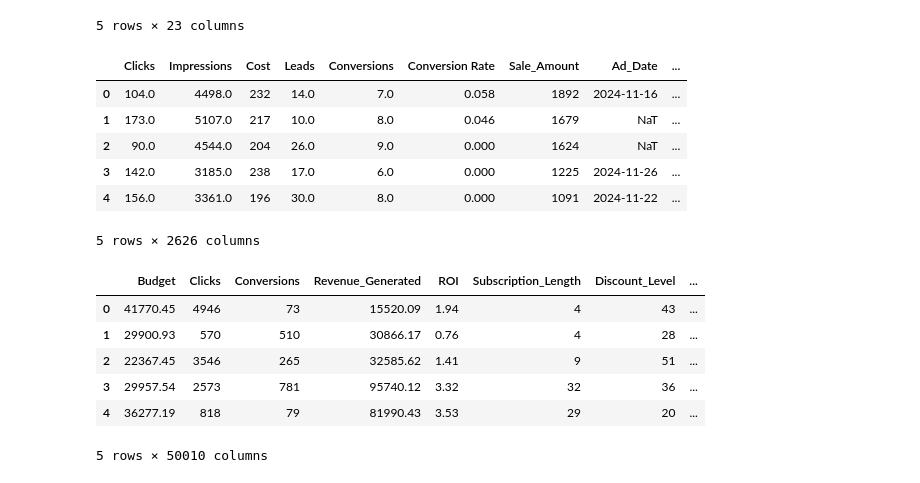
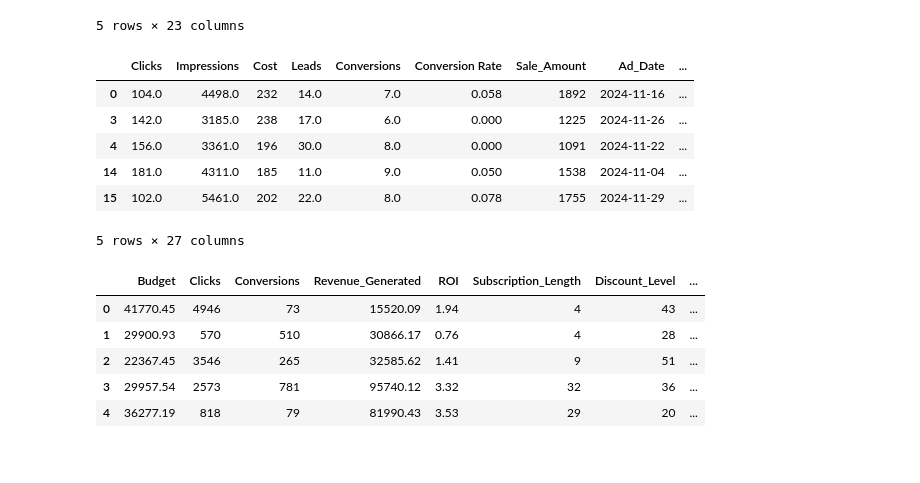
Before and after one commit to aqds-hub/Learning, a Jupyter notebook: Milestone-3-ModB2/Milestone 3.ipynb, the cells around one changed output. Saved outputs shown, nothing was run; the diff lists cells and outputs as text; code cells hidden in the pictures.

```diff
--- a/Milestone-3-ModB2/Milestone 3.ipynb
+++ b/Milestone-3-ModB2/Milestone 3.ipynb
@@ -242,0 +304,9 @@ Number of duplicate rows in Marketing and Product DF: 0
+# %%
+google_ads_df = google_ads_df.dropna(subset=['Ad_Date'])
+
+categorical_cols = google_ads_df.select_dtypes(include=['object', 'category']).columns
+for col in categorical_cols:
+    google_ads_df[col] = google_ads_df[col].fillna(google_ads_df[col].mode()[0])
+
+print("Remaining null values in Google Ads DF:")
+print(google_ads_df.isnull().sum())
@@ -279,24 +400,28 @@ predict_conversion_df.head()
 # %%
 google_ads_categorical_cols = google_ads_df.select_dtypes(include=['object', 'category']).columns
 
 google_ads_df = pd.get_dummies(google_ads_df, columns=google_ads_categorical_cols, drop_first=True, dtype=int)
 
+google_ads_df = google_ads_df.drop(columns=[col for col in google_ads_df.columns if 'Ad_ID_' in col])
+
 google_ads_df.head()
 # %% [output]
 |  | Clicks | Impressions | Cost | Leads | Conversions | Conversion Rate | Sale_Amount | Ad_Date | ... |
 | 0 | 104.0 | 4498.0 | 232 | 14.0 | 7.0 | 0.058 | 1892 | 2024-11-16 | ... |
-| 1 | 173.0 | 5107.0 | 217 | 10.0 | 8.0 | 0.046 | 1679 | NaT | ... |
-| 2 | 90.0 | 4544.0 | 204 | 26.0 | 9.0 | 0.000 | 1624 | NaT | ... |
 | 3 | 142.0 | 3185.0 | 238 | 17.0 | 6.0 | 0.000 | 1225 | 2024-11-26 | ... |
 | 4 | 156.0 | 3361.0 | 196 | 30.0 | 8.0 | 0.000 | 1091 | 2024-11-22 | ... |
+| 14 | 181.0 | 4311.0 | 185 | 11.0 | 9.0 | 0.050 | 1538 | 2024-11-04 | ... |
+| 15 | 102.0 | 5461.0 | 202 | 22.0 | 8.0 | 0.078 | 1755 | 2024-11-29 | ... |
-5 rows × 2626 columns
+5 rows × 27 columns
 # %%
-# One-hot encode categorical variables in marketing_and_product_df
 marketing_categorical_cols = marketing_and_product_df.select_dtypes(include=['object', 'category']).columns
 
-# Using drop_first=True
+marketing_categorical_cols = [col for col in marketing_categorical_cols if not col.startswith('Flash_Sale_ID_FLASH') and not 'ID' in col]
+
 marketing_and_product_df = pd.get_dummies(marketing_and_product_df, columns=marketing_categorical_cols, drop_first=True, dtype=int)
 
+marketing_and_product_df = marketing_and_product_df.drop(columns=[col for col in marketing_and_product_df.columns if 'ID' in col] or [col for col in marketing_and_product_df.columns if col.startswith('Flash_Sale_ID_FLASH')])
+
 marketing_and_product_df.head()
 # %% [output]
 |  | Budget | Clicks | Conversions | Revenue_Generated | ROI | Subscription_Length | Discount_Level | ... |
@@ -305,4 +430,3 @@ marketing_and_product_df.head()
 | 2 | 22367.45 | 3546 | 265 | 32585.62 | 1.41 | 9 | 51 | ... |
 | 3 | 29957.54 | 2573 | 781 | 95740.12 | 3.32 | 32 | 36 | ... |
 | 4 | 36277.19 | 818 | 79 | 81990.43 | 3.53 | 29 | 20 | ... |
-5 rows × 50010 columns
```
Also changed, not shown: parts of 17 cells of this notebook.
